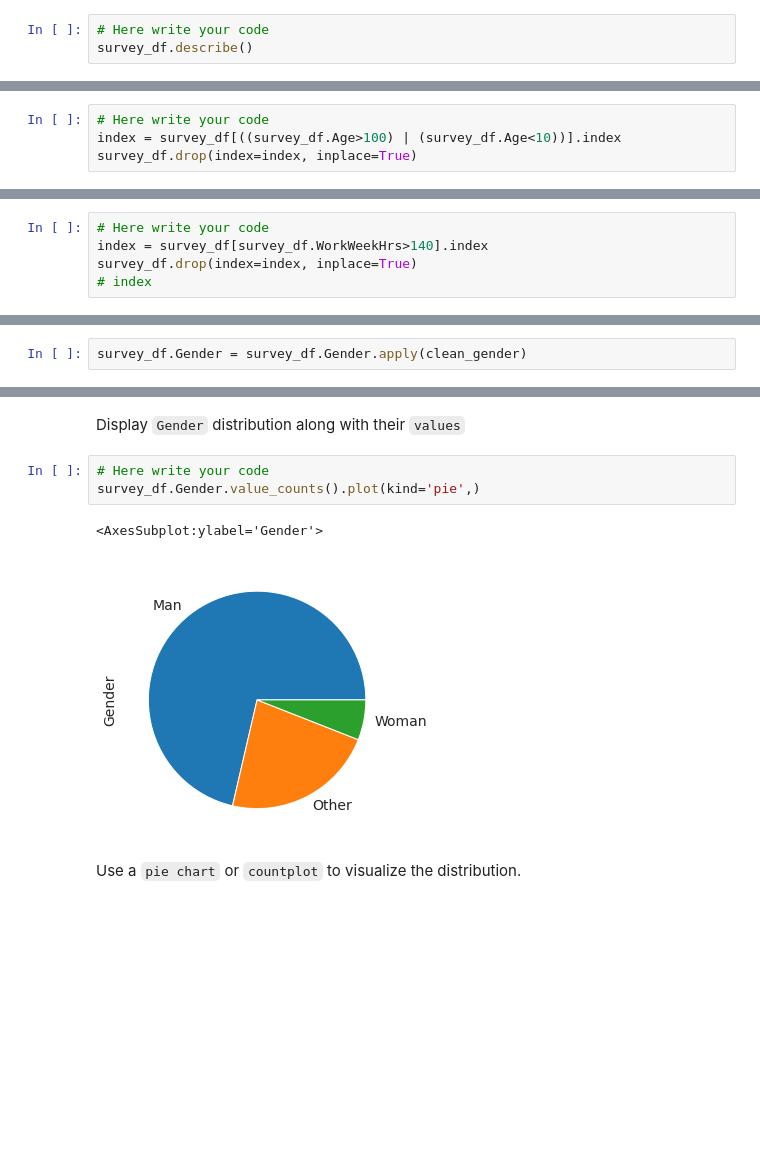
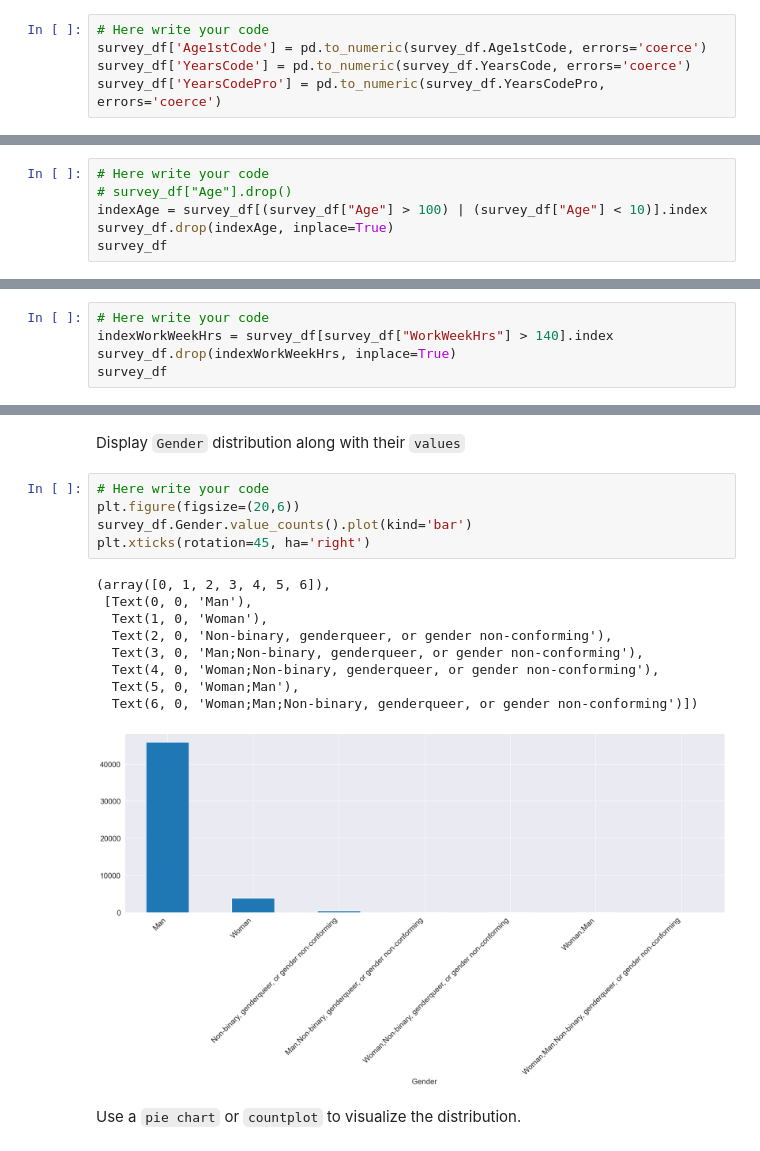
Before and after one commit to ehtisham-sadiq/AI-Learning-Path, a Jupyter notebook: 02_Python_Libraries_for_Data_Science/Assignments/Assignment_2.ipynb, the cells around one changed output, grey strips where cells are left out. Drawn from its saved outputs; the diff is of its cells as text; blank space fills up the shorter version.

```diff
--- a/02_Python_Libraries_for_Data_Science/Assignments/Assignment_2.ipynb
+++ b/02_Python_Libraries_for_Data_Science/Assignments/Assignment_2.ipynb
@@ -230,5 +240,7 @@ survey_df['YearsCodePro'] = pd.to_numeric(survey_df.YearsCodePro, errors='coerce
 Let's now display some basic statistics about numeric columns.
 # %%
 # Here write your code
-survey_df.describe()
+survey_df['Age1stCode'] = pd.to_numeric(survey_df.Age1stCode, errors='coerce')
+survey_df['YearsCode'] = pd.to_numeric(survey_df.YearsCode, errors='coerce')
+survey_df['YearsCodePro'] = pd.to_numeric(survey_df.YearsCodePro, errors='coerce')
 # %% [output]
@@ -246,5 +264,7 @@ survey_df.describe()
 There seems to be a problem with the age column, as the minimum value is 1 and the maximum is 279. This is a common issue with surveys: responses may contain invalid values due to accidental or intentional errors while responding. A simple fix would be to ignore the rows where the age is higher than 100 years or lower than 10 years as invalid survey responses. We can do this using the `.drop` method, [as explained here](https://www.geeksforgeeks.org/drop-rows-from-the-dataframe-based-on-certain-condition-applied-on-a-column/).
 # %%
 # Here write your code
-index = survey_df[((survey_df.Age>100) | (survey_df.Age<10))].index
-survey_df.drop(index=index, inplace=True)
+# survey_df["Age"].drop()
+indexAge = survey_df[(survey_df["Age"] > 100) | (survey_df["Age"] < 10)].index
+survey_df.drop(indexAge, inplace=True)
+survey_df
@@ -264,6 +302,6 @@ survey_df.describe()
 The same holds for `WorkWeekHrs`. Let's ignore entries where the value for the column is higher than 140 hours. (~20 hours per day).
 # %%
 # Here write your code
-index = survey_df[survey_df.WorkWeekHrs>140].index
-survey_df.drop(index=index, inplace=True)
-# index
+indexWorkWeekHrs = survey_df[survey_df["WorkWeekHrs"] > 140].index
+survey_df.drop(indexWorkWeekHrs, inplace=True)
+survey_df
@@ -307,5 +380,3 @@ def clean_gender(x):
-# %%
-survey_df.Gender = survey_df.Gender.apply(clean_gender)
 # %%
 survey_df.head()
 # %% [output]
@@ -402,10 +480,19 @@ scheme_raw.Gender
 Display `Gender` distribution along with their `values`
 # %%
 # Here write your code
-survey_df.Gender.value_counts().plot(kind='pie',)
+plt.figure(figsize=(20,6))
+survey_df.Gender.value_counts().plot(kind='bar')
+plt.xticks(rotation=45, ha='right')
 # %% [output]
-<AxesSubplot:ylabel='Gender'>
+(array([0, 1, 2, 3, 4, 5, 6]),
+ [Text(0, 0, 'Man'),
+  Text(1, 0, 'Woman'),
+  Text(2, 0, 'Non-binary, genderqueer, or gender non-conforming'),
+  Text(3, 0, 'Man;Non-binary, genderqueer, or gender non-conforming'),
+  Text(4, 0, 'Woman;Non-binary, genderqueer, or gender non-conforming'),
+  Text(5, 0, 'Woman;Man'),
+  Text(6, 0, 'Woman;Man;Non-binary, genderqueer, or gender non-conforming')])
-[figure, old version]
+[figure, new version]
 # %% [markdown]
 Use a `pie chart` or `countplot` to visualize the distribution.
 # %%
```
Also changed, not shown: parts of 46 cells of this notebook.
